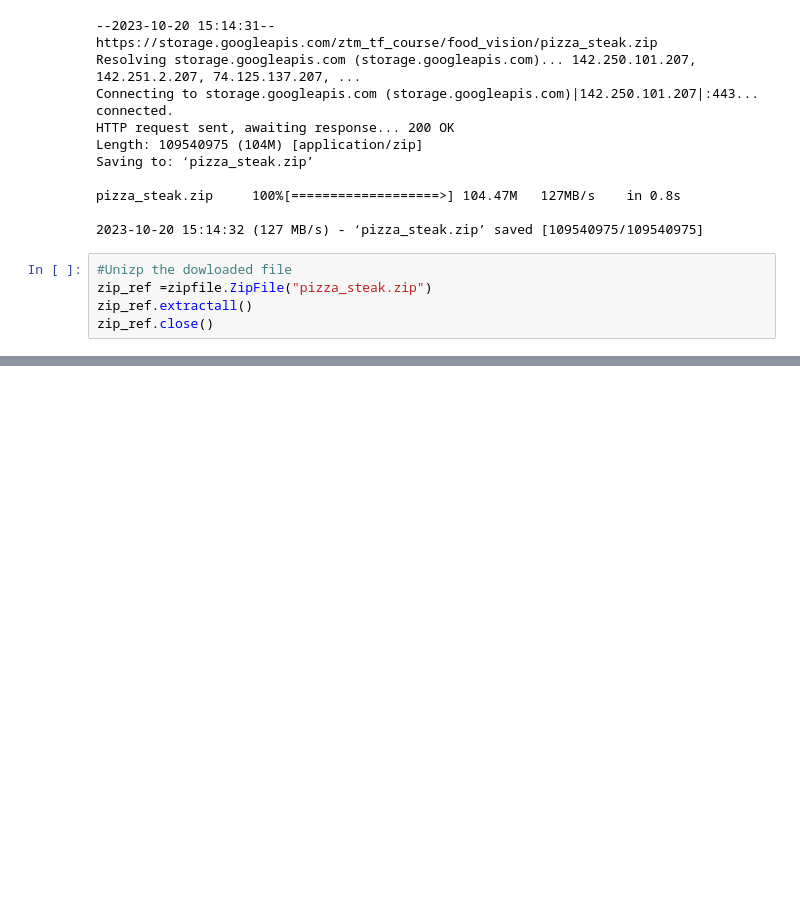
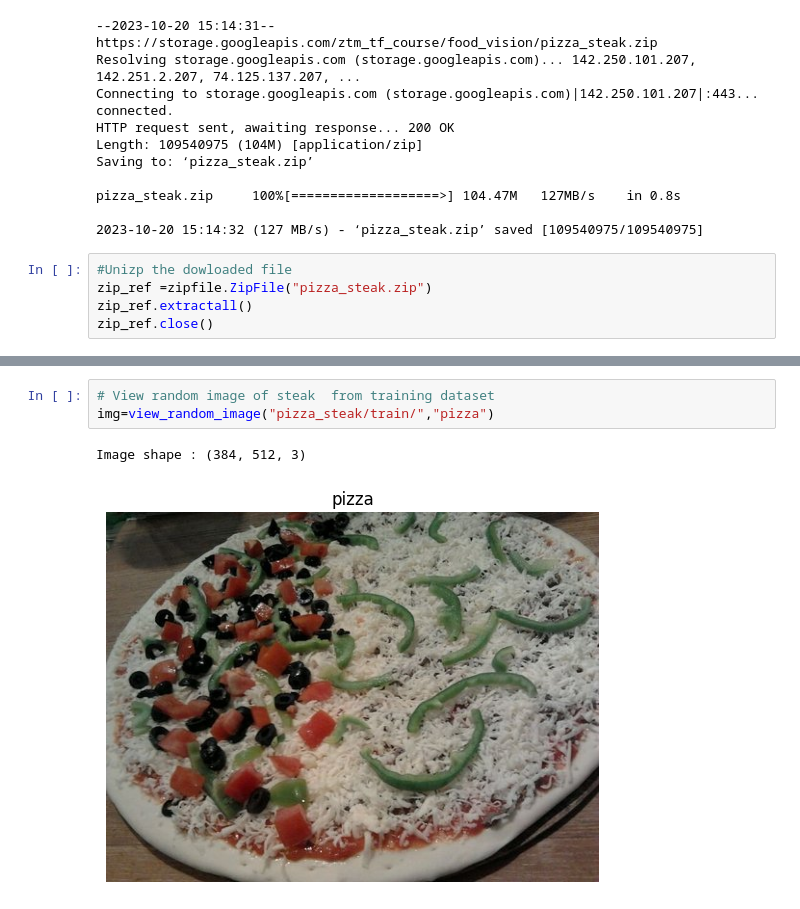
Before and after one commit to annchirackal/Tensorflow-Developer-Certification, a Jupyter notebook: 10_CNN_Computer_Vision.ipynb, the cells around one changed output, grey strips where cells are left out. Cells and saved outputs as stored; diff of their text form; blank space fills up the shorter version.

```diff
--- a/10_CNN_Computer_Vision.ipynb
+++ b/10_CNN_Computer_Vision.ipynb
@@ -44,0 +121,6 @@ zip_ref.close()
+# %%
+# View random image of steak  from training dataset
+img=view_random_image("pizza_steak/train/","pizza")
+# %% [output]
+Image shape : (384, 512, 3)
+[figure, added]
```
Also changed, not shown: parts of 15 cells of this notebook.
